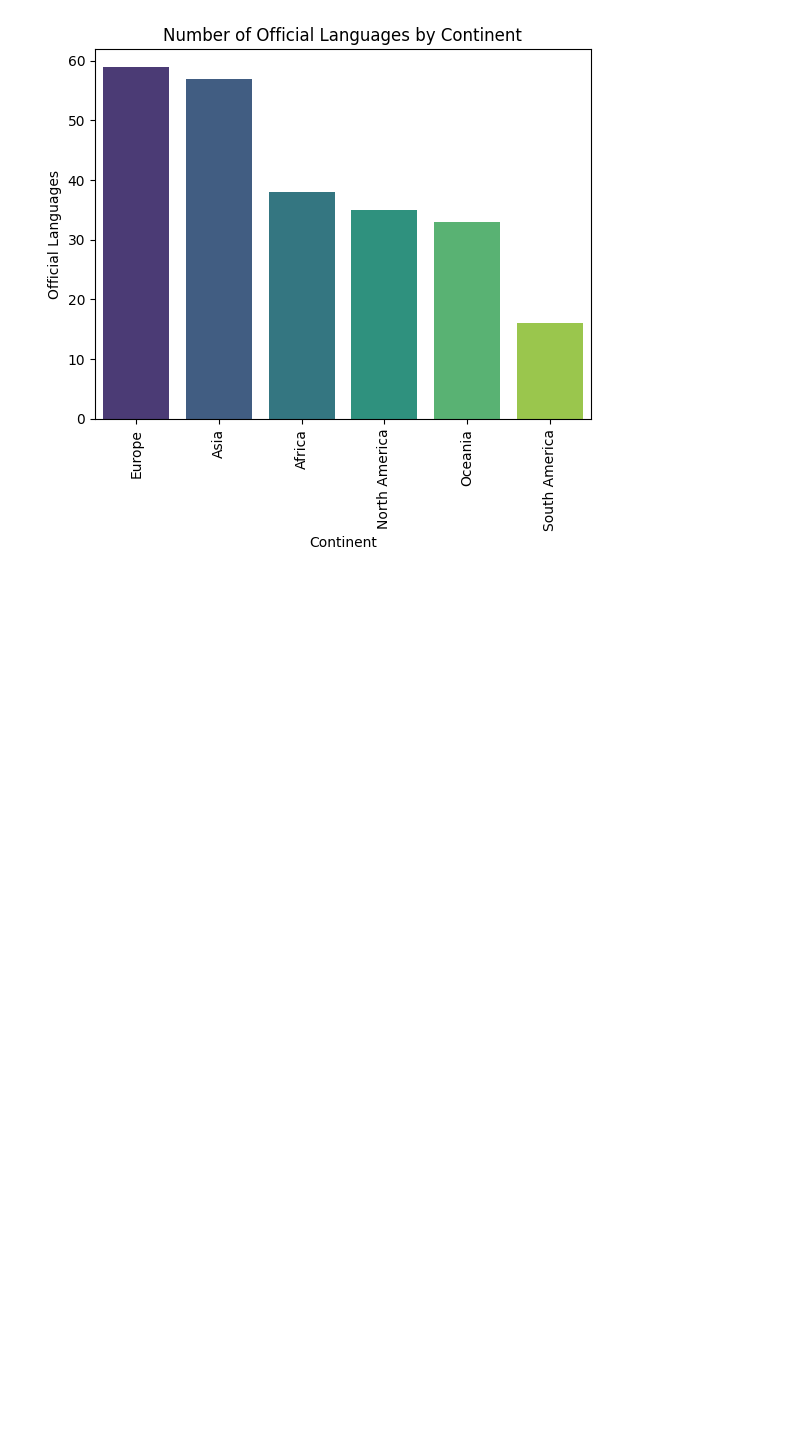
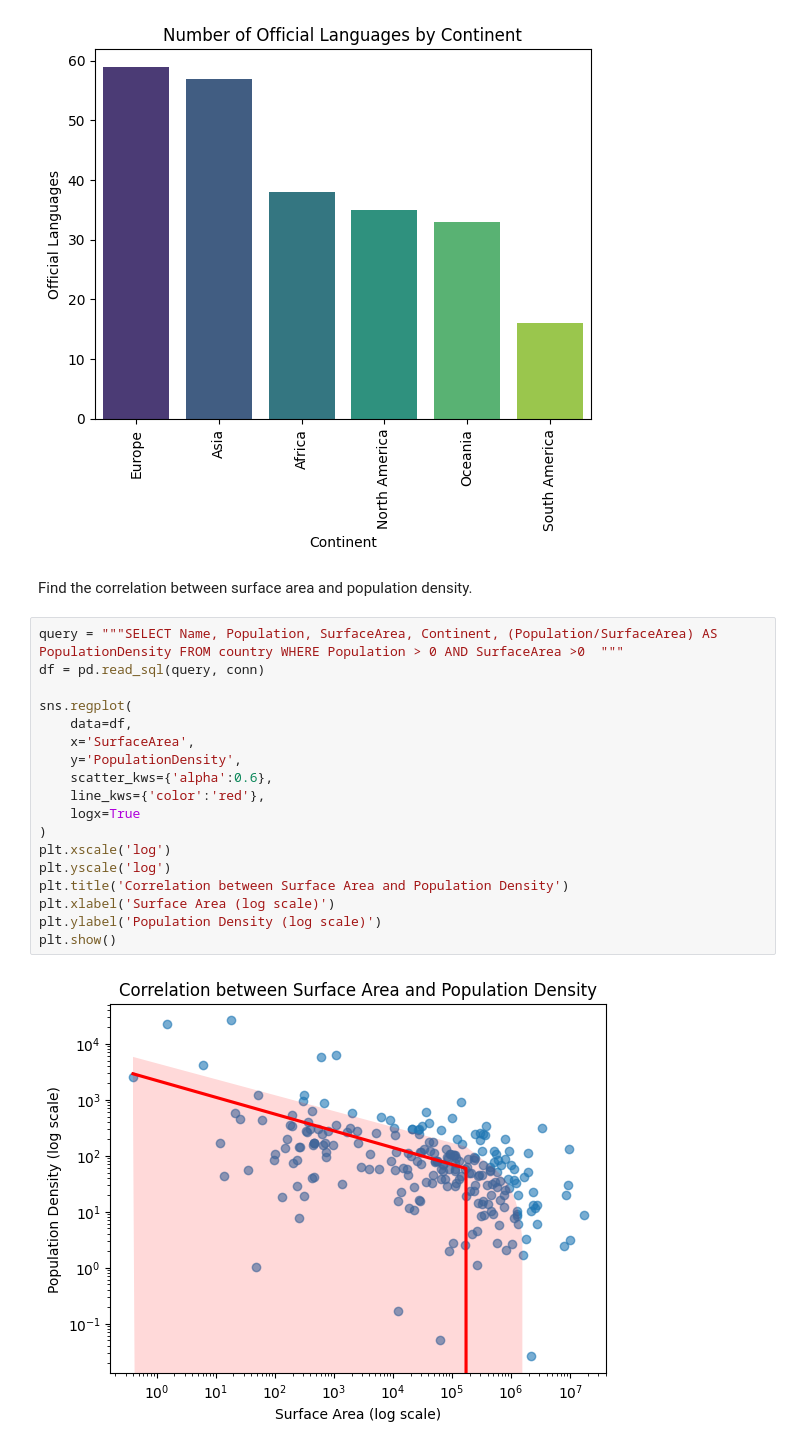
Before and after one commit to khalidkhankakar/SQL-for-datascience, a Jupyter notebook: projects/world_countries/main.ipynb, the cells around one changed output. Saved outputs shown, nothing was run; the diff lists cells and outputs as text; blank space fills up the shorter version.

Commit message:
population density

```diff
--- a/projects/world_countries/main.ipynb
+++ b/projects/world_countries/main.ipynb
@@ -447,3 +447,25 @@ plt.xticks(rotation=90)
 plt.show()
 # %% [output]
 [figure]
+# %% [markdown]
+Find the correlation between surface area and population density.
+# %%
+query = """SELECT Name, Population, SurfaceArea, Continent, (Population/SurfaceArea) AS PopulationDensity FROM country WHERE Population > 0 AND SurfaceArea >0  """
+df = pd.read_sql(query, conn)
+
+sns.regplot(
+    data=df,
+    x='SurfaceArea',
+    y='PopulationDensity',
+    scatter_kws={'alpha':0.6},
+    line_kws={'color':'red'},
+    logx=True
+)
+plt.xscale('log')
+plt.yscale('log')
+plt.title('Correlation between Surface Area and Population Density')
+plt.xlabel('Surface Area (log scale)')
+plt.ylabel('Population Density (log scale)')
+plt.show()
+# %% [output]
+[figure, added]
```
